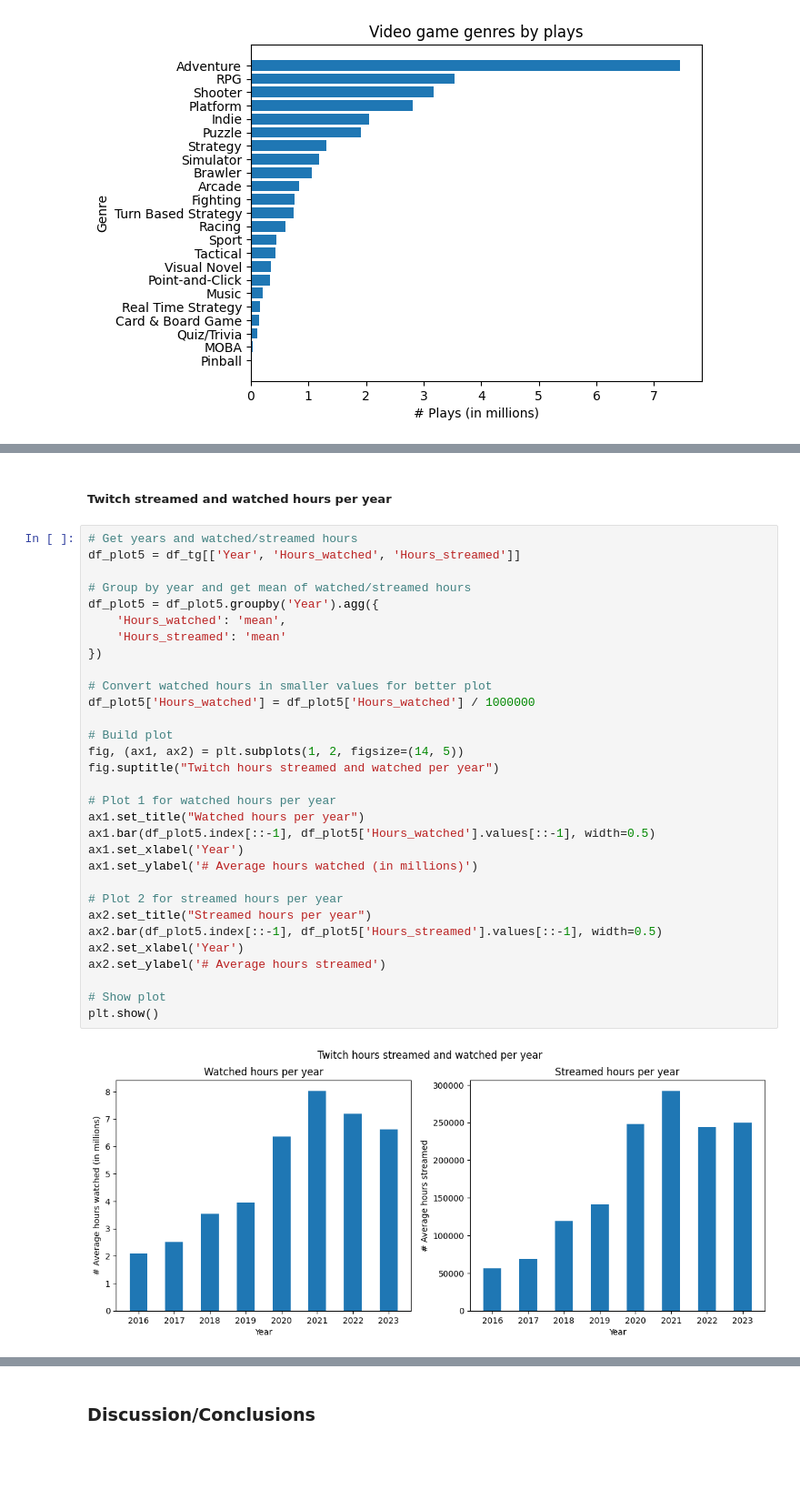
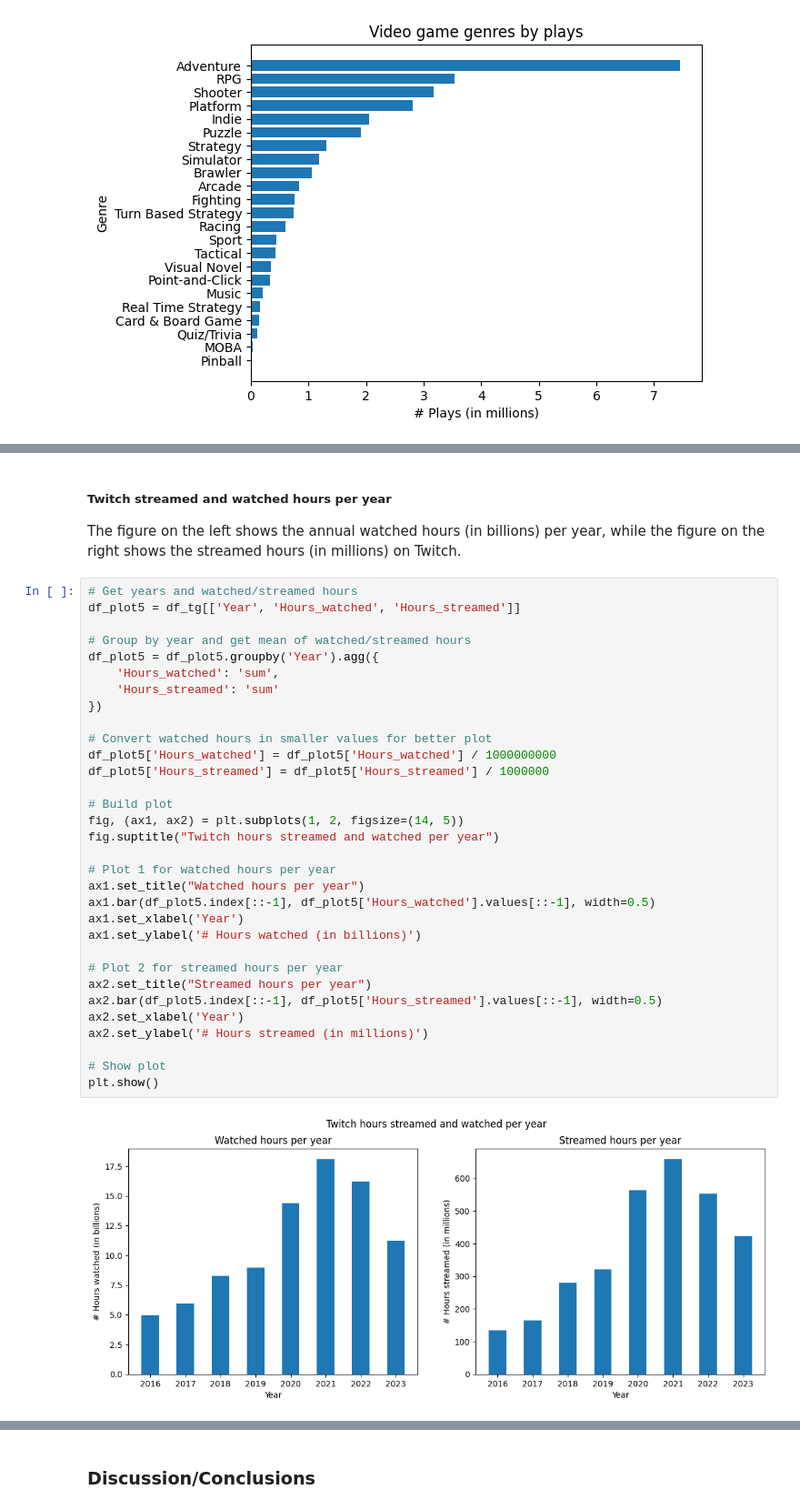
Before and after one commit to KevGame/made-template, a Jupyter notebook: project/report.ipynb, the cells around one changed output, grey strips where cells are left out. Shown at 91% size. Saved outputs shown, nothing was run; the diff lists cells and outputs as text; blank space fills up the shorter version.

Commit message:
Project report - Corrections on text and plots - Extensions on analysis and descriptions

```diff
--- a/project/report.ipynb
+++ b/project/report.ipynb
@@ -234,35 +251,38 @@ plt.show()
-# %% [markdown]
-##### Twitch streamed and watched hours per year
+# %% [markdown]
+##### Twitch streamed and watched hours per year
+
+The figure on the left shows the annual watched hours (in billions) per year, while the figure on the right shows the streamed hours (in millions) on Twitch.
 # %%
 # Get years and watched/streamed hours
 df_plot5 = df_tg[['Year', 'Hours_watched', 'Hours_streamed']]
 
 # Group by year and get mean of watched/streamed hours
 df_plot5 = df_plot5.groupby('Year').agg({
-    'Hours_watched': 'mean',
-    'Hours_streamed': 'mean'
+    'Hours_watched': 'sum',
+    'Hours_streamed': 'sum'
 })
 
 # Convert watched hours in smaller values for better plot
-df_plot5['Hours_watched'] = df_plot5['Hours_watched'] / 1000000
+df_plot5['Hours_watched'] = df_plot5['Hours_watched'] / 1000000000
+df_plot5['Hours_streamed'] = df_plot5['Hours_streamed'] / 1000000
 
 # Build plot
 fig, (ax1, ax2) = plt.subplots(1, 2, figsize=(14, 5))
 fig.suptitle("Twitch hours streamed and watched per year")
 
 # Plot 1 for watched hours per year
 ax1.set_title("Watched hours per year")
 ax1.bar(df_plot5.index[::-1], df_plot5['Hours_watched'].values[::-1], width=0.5)
 ax1.set_xlabel('Year')
-ax1.set_ylabel('# Average hours watched (in millions)')
+ax1.set_ylabel('# Hours watched (in billions)')
 
 # Plot 2 for streamed hours per year
 ax2.set_title("Streamed hours per year")
 ax2.bar(df_plot5.index[::-1], df_plot5['Hours_streamed'].values[::-1], width=0.5)
 ax2.set_xlabel('Year')
-ax2.set_ylabel('# Average hours streamed')
+ax2.set_ylabel('# Hours streamed (in millions)')
 
 # Show plot
 plt.show()
 # %% [output]
-[figure, old version]
+[figure, new version]
```
Also changed, not shown: parts of 27 cells of this notebook.
